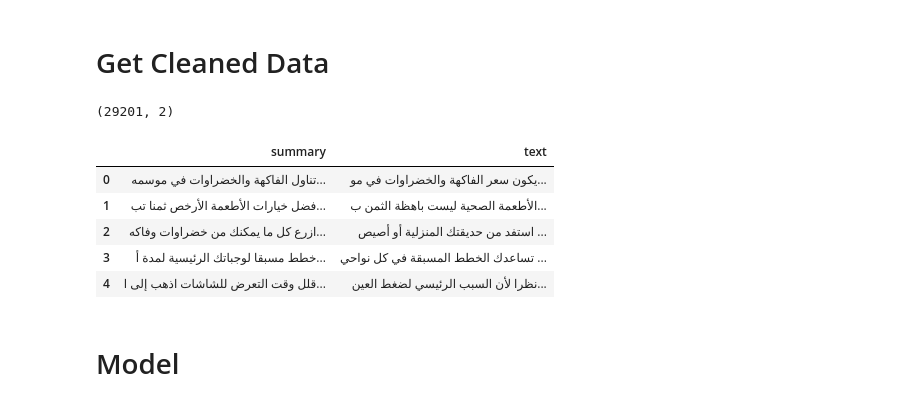
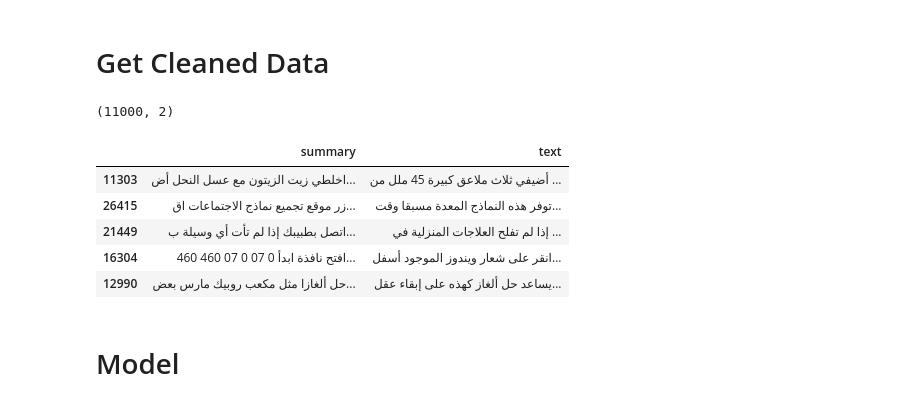
Before and after one commit to omaratef3221/Jais-text-summarizer-rbf, a Jupyter notebook: Thesis_Experiment_1.ipynb, the cells around one changed output. Drawn from its saved outputs; the diff is of its cells as text; code cells hidden in the pictures.

```diff
--- a/Thesis_Experiment_1.ipynb
+++ b/Thesis_Experiment_1.ipynb
@@ -53,16 +48,17 @@ import time
 # Get Cleaned Data
 # %%
 data_df = get_data_final()
+data_df = data_df.sample(11000)
 print(data_df.shape)
 data_df.head()
 # %% [output]
-(29201, 2)
+(11000, 2)
 |  | summary | text |
-| 0 | تناول الفاكهة والخضراوات في موسمه... | يكون سعر الفاكهة والخضراوات في مو... |
-| 1 | فضل خيارات الأطعمة الأرخص ثمنا تب... | الأطعمة الصحية ليست باهظة الثمن ب... |
-| 2 | ازرع كل ما يمكنك من خضراوات وفاكه... | استفد من حديقتك المنزلية أو أصيص ... |
-| 3 | خطط مسبقا لوجباتك الرئيسية لمدة أ... | تساعدك الخطط المسبقة في كل نواحي ... |
-| 4 | قلل وقت التعرض للشاشات اذهب إلى ا... | نظرا لأن السبب الرئيسي لضغط العين... |
+| 11303 | اخلطي زيت الزيتون مع عسل النحل أض... | أضيفي ثلاث ملاعق كبيرة 45 ملل من ... |
+| 26415 | زر موقع تجميع نماذج الاجتماعات اق... | توفر هذه النماذج المعدة مسبقا وقت... |
+| 21449 | اتصل بطبيبك إذا لم تأت أي وسيلة ب... | إذا لم تفلح العلاجات المنزلية في ... |
+| 16304 | افتح نافذة ابدأ 0 07 0 07 460 460... | انقر على شعار ويندوز الموجود أسفل... |
+| 12990 | حل ألغازا مثل مكعب روبيك مارس بعض... | يساعد حل ألغاز كهذه على إبقاء عقل... |
 # %% [markdown]
 # Model
 # %%
```
Also changed, not shown: parts of 11 cells of this notebook.
